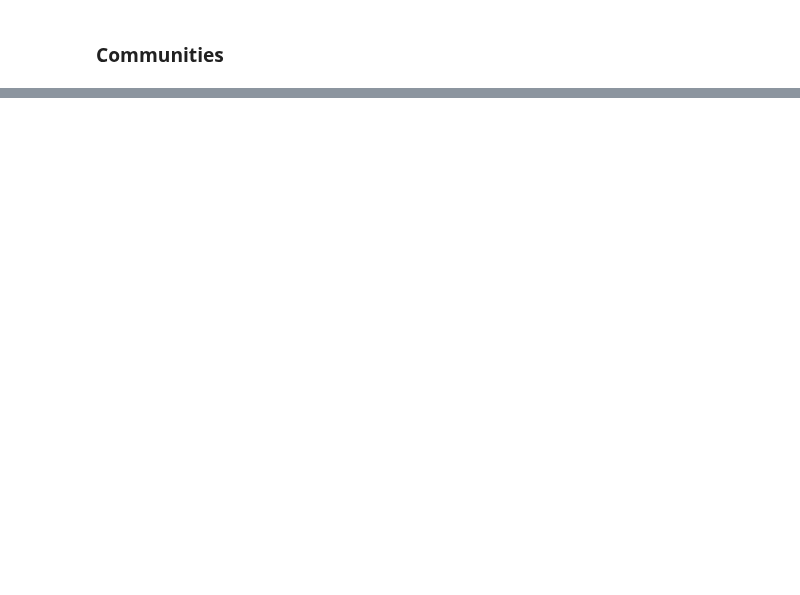
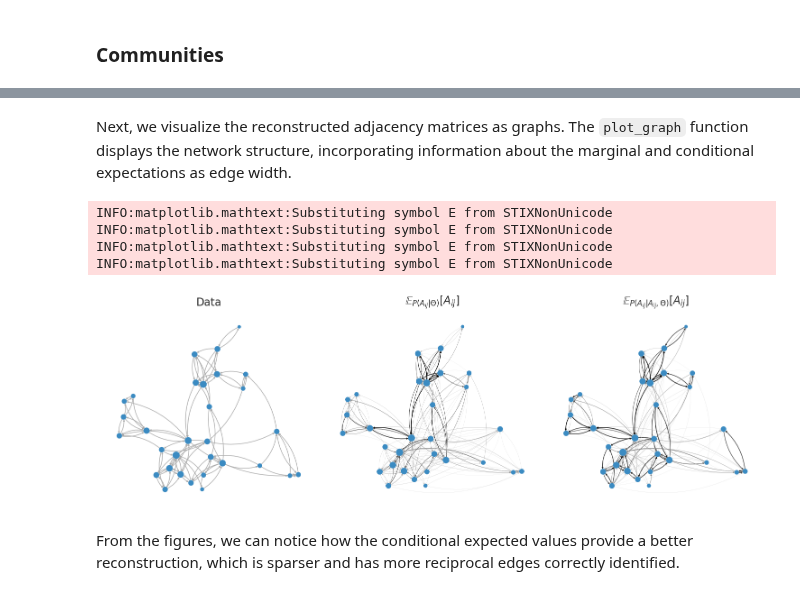
Before and after one commit to MPI-IS/probinet, a Jupyter notebook: doc/source/tutorials/JointCRep.ipynb, the cells around one changed output, grey strips where cells are left out. Drawn from its saved outputs; the diff is of its cells as text; code cells hidden in the pictures; blank space fills up the shorter version.

```diff
--- a/doc/source/tutorials/JointCRep.ipynb
+++ b/doc/source/tutorials/JointCRep.ipynb
@@ -194,0 +167,11 @@ INFO:root:To load: theta=np.load(filename), then e.g. theta["u"]
+# %%
+from pgm.model.jointcrep import JointCRep
+
+# Get the list of nodes from the first graph in the list `A`
+nodes = A[0].nodes()
+
+# Create an instance of the `JointCRep` class
+model = JointCRep(
+    num_realizations=num_realizations,
+    plot_loglik=plot_loglik
+)
@@ -415,0 +290,20 @@ To initiate the process, we calculate the mean degree (`k`) of the observed netw
+# %%
+from pgm.output.evaluate import expected_computation
+
+# Convert the sparse adjacency matrix `B` to a dense representation
+Bdense = B.toarray()
+
+# Unpack the latent variables from the results of the `JointCRep` model
+# The `u` variable represents the out-going memberships of the
+# nodes in the graph.
+# The `v` variable represents the in-coming memberships of the
+# nodes in the graph.
+# The `w` variable represents the affinity of the communities
+# The `eta` variable represents the pair-interaction coefficient
+# The `maxL` is the maximum log-likelihood achieved during the fitting
+u, v, w, eta, maxL = parameters_jointcrep
+
+# Compute the marginal and conditional expected values of the data
+# These expected values are based on the inferred parameters and provide a
+# measure of the model's fit to the data.
+M_marginal, M_conditional = expected_computation(B=Bdense, U=u, V=v, W=w, eta=eta)
@@ -415,0 +329,21 @@ To initiate the process, we calculate the mean degree (`k`) of the observed netw
+# %% [markdown]
+Next, we visualize the reconstructed adjacency matrices as graphs. The `plot_graph` function displays the network structure, incorporating information about the marginal and conditional expectations as edge width.
+# %%
+from pgm.output.plot import plot_graph
+
+# Call the `plot_graph` function from the `pgm.output.plot` module
+_ = plot_graph(graph,
+               M_marginal,
+               M_conditional,
+               pos,
+               node_size,
+               node_color,
+               edge_color)
+# %% [output]
+INFO:matplotlib.mathtext:Substituting symbol E from STIXNonUnicode
+INFO:matplotlib.mathtext:Substituting symbol E from STIXNonUnicode
+INFO:matplotlib.mathtext:Substituting symbol E from STIXNonUnicode
+INFO:matplotlib.mathtext:Substituting symbol E from STIXNonUnicode
+[figure, added]
+# %% [markdown]
+From the figures, we can notice how the conditional expected values provide a better reconstruction, which is sparser and has more reciprocal edges correctly identified.
```
Also changed, not shown: parts of 67 cells of this notebook, 15 other files.
